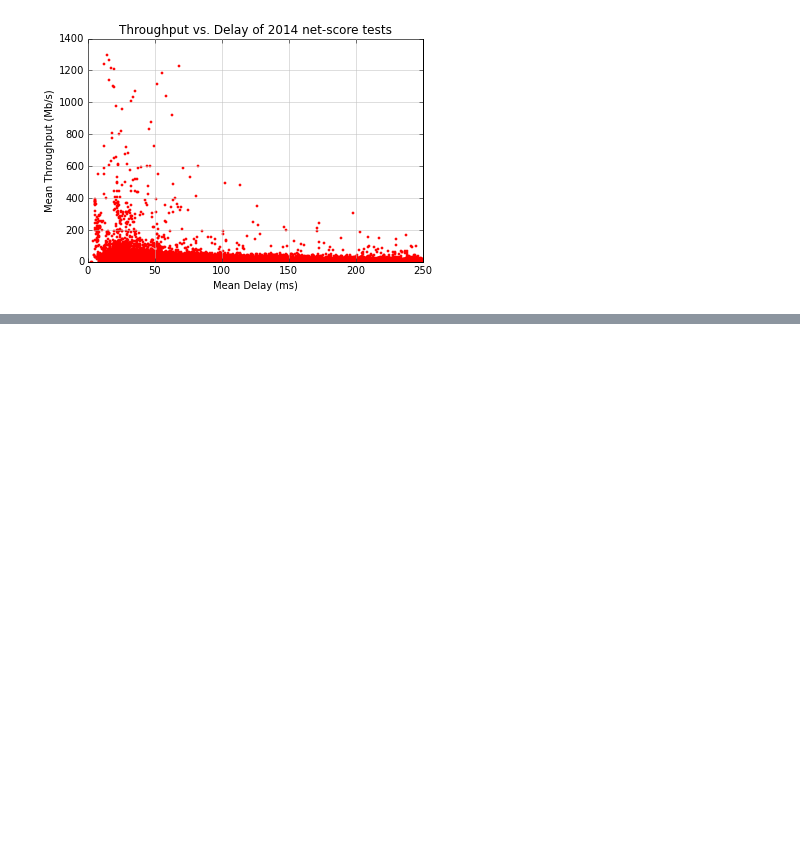
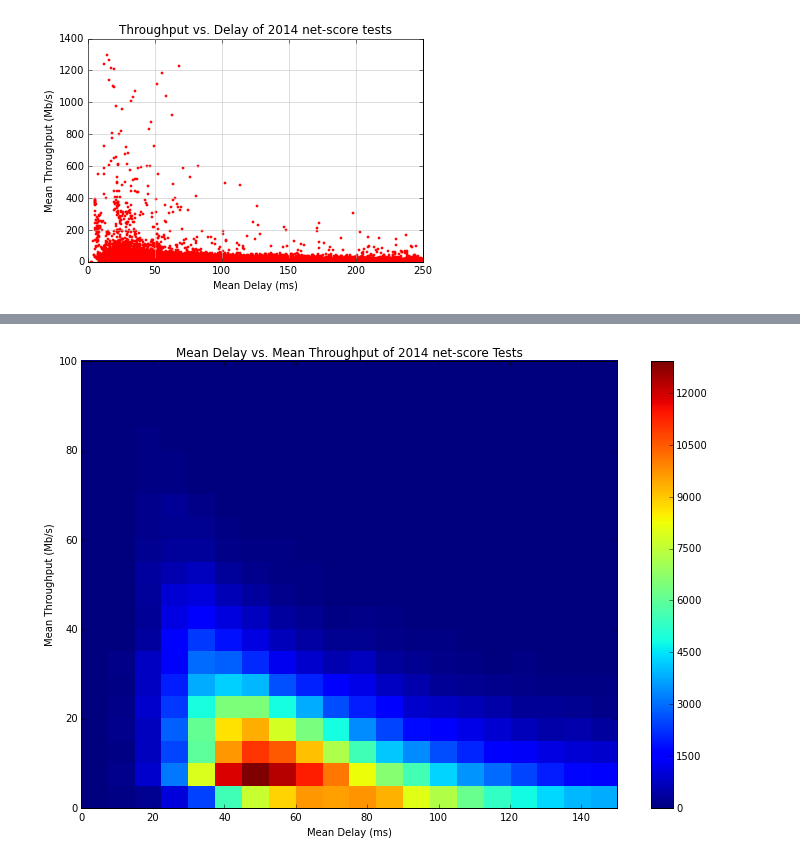
Before and after one commit to amirunpri2018/net-score, a Jupyter notebook: notebooks/Density_coding_heatmaps.ipynb, the cells around one changed output, grey strips where cells are left out. Saved outputs shown, nothing was run; the diff lists cells and outputs as text; code cells hidden in the pictures; blank space fills up the shorter version.

Commit message:
Added density coded heatmaps

```diff
--- a/notebooks/Density_coding_heatmaps.ipynb
+++ b/notebooks/Density_coding_heatmaps.ipynb
@@ -140,0 +143,18 @@ plt.show()
+# %%
+import pylab
+pylab.rcParams['figure.figsize'] = (12.0, 8.0)
+
+x = meantups[:,0]
+y = meantups[:,1]
+#range=[[0, 150],[0,100]]
+
+fig, ax = plt.subplots()
+im = ax.hist2d(x,y, bins=20, range=[[0,150],[0,100]])
+extent = [yedges[0],yedges[-1], xedges[0], xedges[-1]]
+fig.colorbar(img,ax=ax)
+plt.title('Mean Delay vs. Mean Throughput of 2014 net-score Tests')
+plt.xlabel('Mean Delay (ms)')
+plt.ylabel('Mean Throughput (Mb/s)')
+plt.show()
+# %% [output]
+[figure, added]
```
Also changed, not shown: parts of 1 cell of this notebook.
